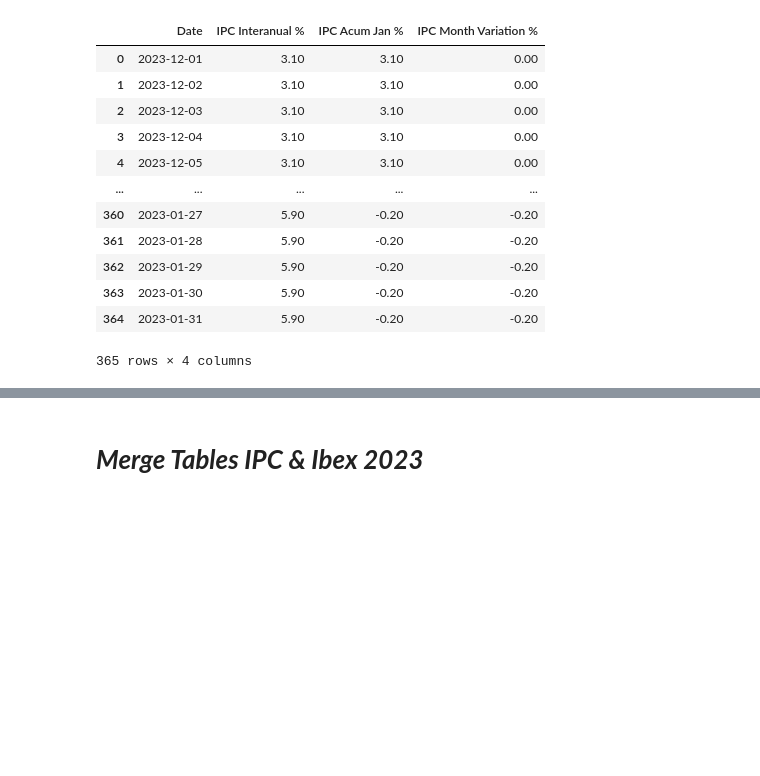
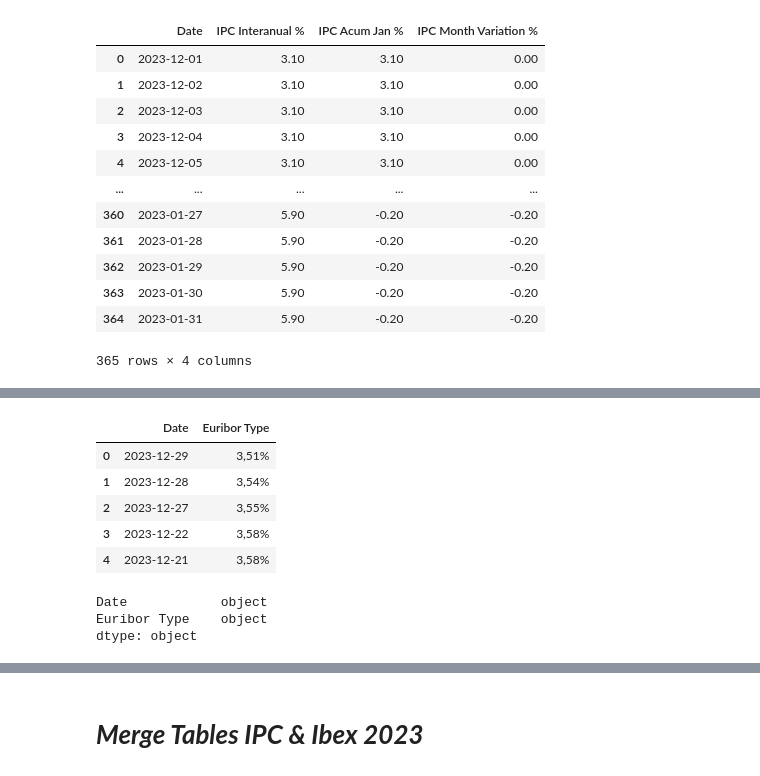
Before and after one commit to Manilab2309/ia-machine-learning, a Jupyter notebook: lab/NB_analyst_broker_operations.ipynb, the cells around one changed output, grey strips where cells are left out. Drawn from its saved outputs; the diff is of its cells as text; code cells hidden in the pictures; blank space fills up the shorter version.

Commit message:
Formatter Euribor 2023

```diff
--- a/lab/NB_analyst_broker_operations.ipynb
+++ b/lab/NB_analyst_broker_operations.ipynb
@@ -300,0 +308,17 @@ df_ipc_2023_expanded
+# %%
+# Actual situation
+df_euribor_2023.head()
+# %% [output]
+|  | Date | Euribor Type |
+| 0 | 2023-12-29 | 3,51% |
+| 1 | 2023-12-28 | 3,54% |
+| 2 | 2023-12-27 | 3,55% |
+| 3 | 2023-12-22 | 3,58% |
+| 4 | 2023-12-21 | 3,58% |
+# %%
+# Actual datatypes
+df_euribor_2023.dtypes
+# %% [output]
+Date            object
+Euribor Type    object
+dtype: object
```
Also changed, not shown: parts of 4 cells of this notebook.
